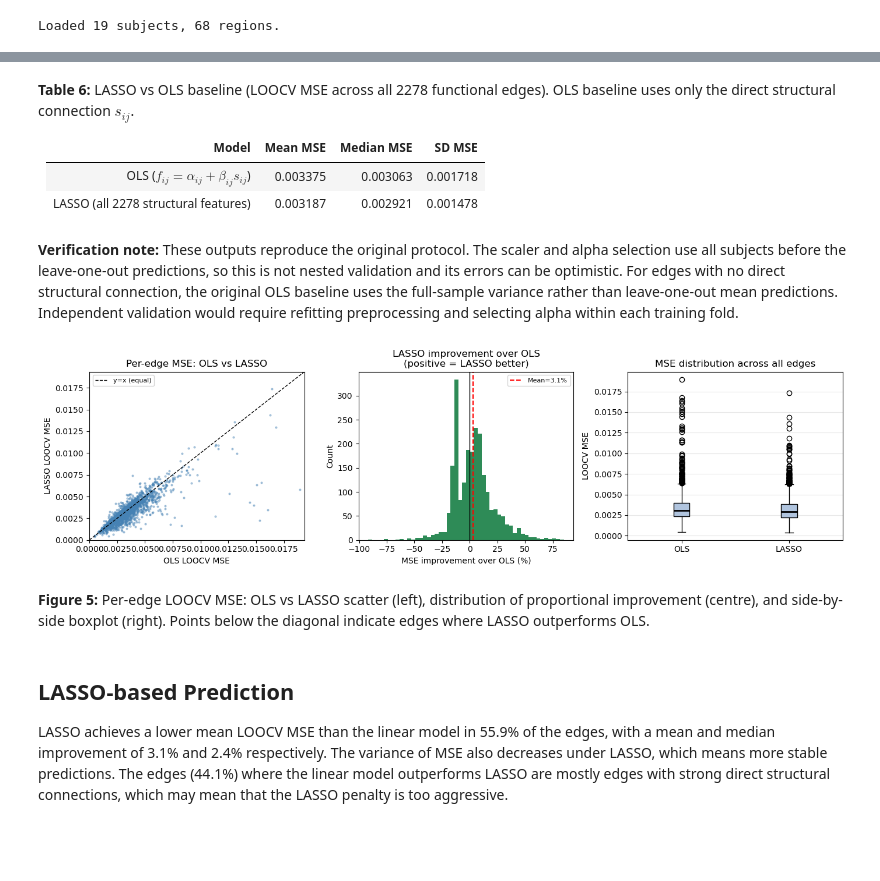
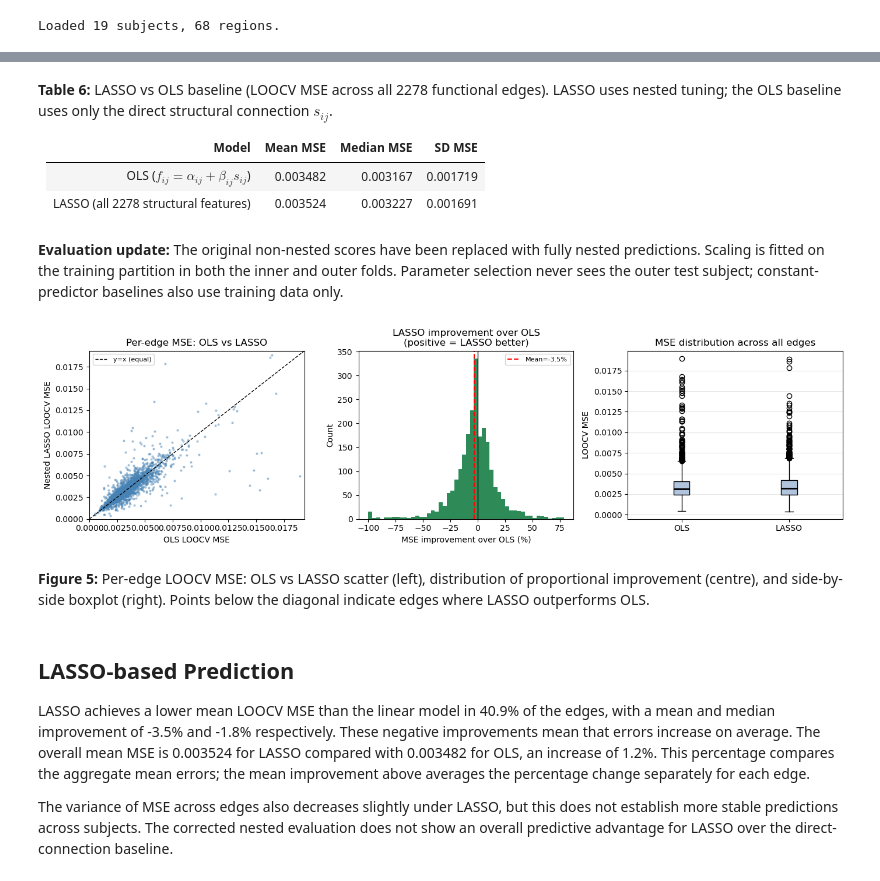
Before and after one commit to JamesHLS/Connectomes, a Jupyter notebook: lasso_connectivity_prediction.ipynb, the cells around one changed output, grey strips where cells are left out. Saved outputs shown, nothing was run; the diff lists cells and outputs as text; code cells hidden in the pictures; blank space fills up the shorter version.

```diff
--- a/lasso_connectivity_prediction.ipynb
+++ b/lasso_connectivity_prediction.ipynb
@@ -60,20 +65,16 @@ n_edges     = len(edge_pairs)
 regions     = structural[subjects[0]].index.tolist()
 
 # Structural feature matrix and functional target matrix
-X_struct = np.zeros((n_subj, n_edges), dtype=np.float32)
-F_mat    = np.zeros((n_subj, n_edges), dtype=np.float32)
+X_struct = np.zeros((n_subj, n_edges), dtype=np.float64)
+F_mat    = np.zeros((n_subj, n_edges), dtype=np.float64)
 
 for s_idx, pid in enumerate(subjects):
     X_struct[s_idx] = structural[pid].values[mask_upper]
     F_mat[s_idx]    = functional[pid].values[mask_upper]
 
-# Standardise structural features (zero mean, unit std)
-scaler   = StandardScaler()
-X_scaled = scaler.fit_transform(X_struct)
-
-print(f"Feature matrix X: {X_struct.shape}  (subjects × structural edges)")
-print(f"Target matrix  F: {F_mat.shape}  (subjects × functional edges)")
-print(f"X mean after scaling: {X_scaled.mean():.6f}  std: {X_scaled.std():.4f}")
+# Keep raw features here. Scaling is fitted separately inside every training fold.
+print(f"Feature matrix X: {X_struct.shape} (subjects x structural edges)")
+print(f"Target matrix F: {F_mat.shape} (subjects x functional edges)")
 
 # Also flag which edges have any structural connectivity across subjects
 struct_present = (X_struct > 0).sum(axis=0)
@@ -87,23 +87,11 @@ X mean after scaling: 0.000000  std: 0.8174
 Structural edges present in ≥10/19 subjects: 803
 Structural edges present in ≥1 subject:      1522
 # %%
-loo = LeaveOneOut()
-
-ols_mse = np.zeros(n_edges)
-for idx in range(n_edges):
-    y = F_mat[:, idx]
-    x = X_struct[:, idx]           # direct structural weight s_ij
-
-    if x.max() == 0:               # no structural connection for any subject
-        ols_mse[idx] = np.var(y)   # null model: predict the mean
-        continue
-
-    X_ols = sm.add_constant(x)
-    preds = []
-    for train, test in loo.split(X_ols):
-        m = sm.OLS(y[train], X_ols[train]).fit()
-        preds.append(m.predict(X_ols[test])[0])
-    ols_mse[idx] = mean_squared_error(y, preds)
-
-print(f"OLS LOOCV MSE  —  mean: {ols_mse.mean():.6f}  median: {np.median(ols_mse):.6f}")
+# Evaluate every edge on the same 19 held-out subjects.
+ols_predictions = np.column_stack([
+    direct_ols_predictions(X_struct[:, idx], F_mat[:, idx])
+    for idx in range(n_edges)
+])
+ols_mse = np.mean((F_mat - ols_predictions) ** 2, axis=0)
+print(f"OLS LOOCV MSE - mean: {ols_mse.mean():.6f} median: {np.median(ols_mse):.6f}")
 # %% [output]
@@ -209,12 +195,12 @@ LASSO (all structural features)  0.003187    0.002921 0.001478
 # %% [markdown]
-**Table 6:** LASSO vs OLS baseline (LOOCV MSE across all 2278 functional edges). OLS baseline uses only the direct structural connection $s_{ij}$.
+**Table 6:** LASSO vs OLS baseline (LOOCV MSE across all 2278 functional edges). LASSO uses nested tuning; the OLS baseline uses only the direct structural connection $s_{ij}$.
 
 | Model | Mean MSE | Median MSE | SD MSE |
 | --- | --- | --- | --- |
-| OLS ($f_{ij}=\alpha_{ij}+\beta_{ij}s_{ij}$) | 0.003375 | 0.003063 | 0.001718 |
-| LASSO (all 2278 structural features) | 0.003187 | 0.002921 | 0.001478 |
+| OLS ($f_{ij}=\alpha_{ij}+\beta_{ij}s_{ij}$) | 0.003482 | 0.003167 | 0.001719 |
+| LASSO (all 2278 structural features) | 0.003524 | 0.003227 | 0.001691 |
 # %% [markdown]
-**Verification note:** These outputs reproduce the original protocol. The scaler and alpha selection use all subjects before the leave-one-out predictions, so this is not nested validation and its errors can be optimistic. For edges with no direct structural connection, the original OLS baseline uses the full-sample variance rather than leave-one-out mean predictions. Independent validation would require refitting preprocessing and selecting alpha within each training fold.
+**Evaluation update:** The original non-nested scores have been replaced with fully nested predictions. Scaling is fitted on the training partition in both the inner and outer folds. Parameter selection never sees the outer test subject; constant-predictor baselines also use training data only.
 # %%
 fig, axes = plt.subplots(1, 3, figsize=(14, 4))
 
@@ -224,42 +210,44 @@ ax.scatter(ols_mse, lasso_mse, s=4, alpha=0.4, color="steelblue")
 lim = max(ols_mse.max(), lasso_mse.max()) * 1.02
 ax.plot([0, lim], [0, lim], "k--", linewidth=1, label="y=x (equal)")
 ax.set_xlabel("OLS LOOCV MSE")
-ax.set_ylabel("LASSO LOOCV MSE")
+ax.set_ylabel("Nested LASSO LOOCV MSE")
 ax.set_title("Per-edge MSE: OLS vs LASSO")
 ax.legend(fontsize=8)
 ax.set_xlim(0, lim); ax.set_ylim(0, lim)
 
 # 2. Distribution of % improvement
 ax = axes[1]
 ax.hist(np.clip(pct_better, -100, 100), bins=50, color="seagreen", edgecolor="none")
 ax.axvline(0, color="black", linewidth=1)
 ax.axvline(pct_better.mean(), color="red", linestyle="--", label=f"Mean={pct_better.mean():.1f}%")
 ax.set_xlabel("MSE improvement over OLS (%)")
 ax.set_ylabel("Count")
 ax.set_title("LASSO improvement over OLS\n(positive = LASSO better)")
 ax.legend(fontsize=8)
 
 # 3. Boxplot side-by-side
 ax = axes[2]
 ax.boxplot([ols_mse, lasso_mse], tick_labels=["OLS", "LASSO"],
            patch_artist=True,
            boxprops=dict(facecolor="lightsteelblue"),
            medianprops=dict(color="black", linewidth=2))
 ax.set_ylabel("LOOCV MSE")
 ax.set_title("MSE distribution across all edges")
 ax.grid(alpha=0.3, axis="y")
 
 plt.tight_layout()
 plt.savefig(str(figure_dir / 'lasso_vs_ols.png'), dpi=180, bbox_inches="tight")
 plt.show()
 # %% [output]
-[figure, old version]
+[figure, new version]
 # %% [markdown]
 **Figure 5:** Per-edge LOOCV MSE: OLS vs LASSO scatter (left), distribution of proportional improvement (centre), and side-by-side boxplot (right). Points below the diagonal indicate edges where LASSO outperforms OLS.
 # %% [markdown]
 ## LASSO-based Prediction
 
-LASSO achieves a lower mean LOOCV MSE than the linear model in 55.9% of the edges, with a mean and median improvement of 3.1% and 2.4% respectively. The variance of MSE also decreases under LASSO, which means more stable predictions. The edges (44.1%) where the linear model outperforms LASSO are mostly edges with strong direct structural connections, which may mean that the LASSO penalty is too aggressive.
+LASSO achieves a lower mean LOOCV MSE than the linear model in 40.9% of the edges, with a mean and median improvement of -3.5% and -1.8% respectively. These negative improvements mean that errors increase on average. The overall mean MSE is 0.003524 for LASSO compared with 0.003482 for OLS, an increase of 1.2%. This percentage compares the aggregate mean errors; the mean improvement above averages the percentage change separately for each edge.
+
+The variance of MSE across edges also decreases slightly under LASSO, but this does not establish more stable predictions across subjects. The corrected nested evaluation does not show an overall predictive advantage for LASSO over the direct-connection baseline.
 # %%
 def short_label(name):
     hemi = "(L)" if name.endswith("_left") else ("(R)" if name.endswith("_right") else "")
```
Also changed, not shown: parts of 12 cells of this notebook, 15 other files.
